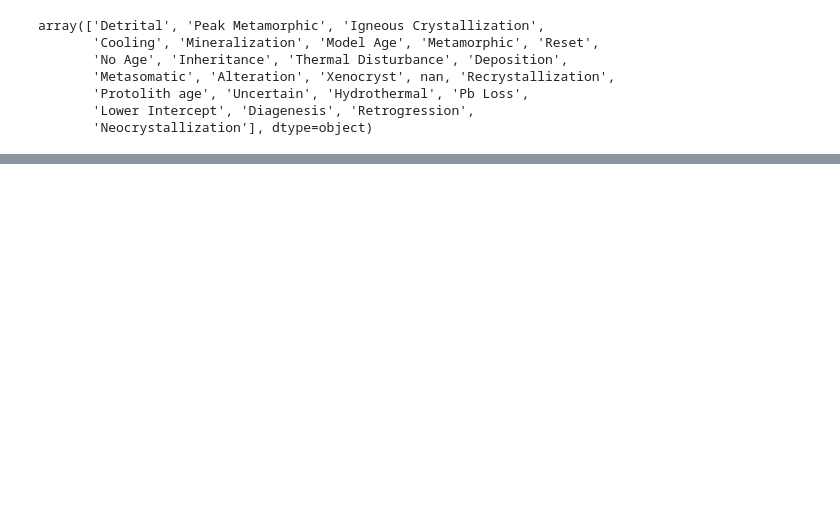
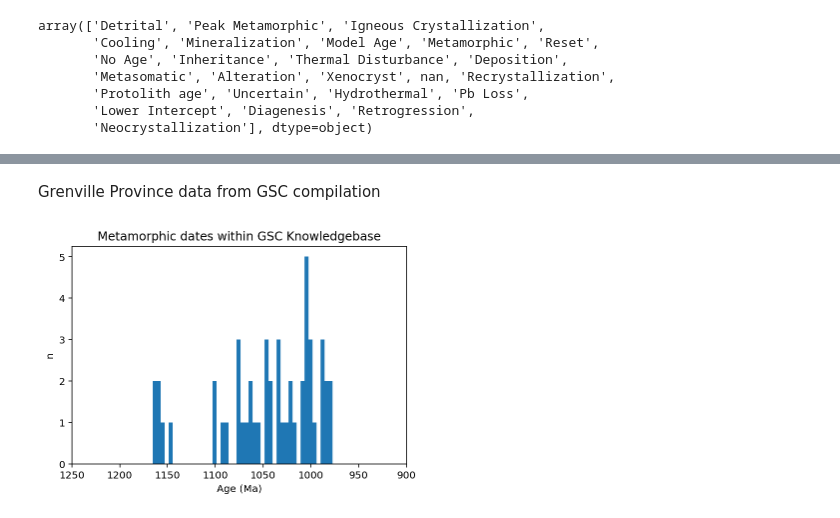
Before and after one commit to Swanson-Hysell/Mesoproterozoic_Turning_Point, a Jupyter notebook: code/Mesoprot_geochron.ipynb, the cells around one changed output, grey strips where cells are left out. Saved outputs shown, nothing was run; the diff lists cells and outputs as text; code cells hidden in the pictures; blank space fills up the shorter version.

```diff
--- a/code/Mesoprot_geochron.ipynb
+++ b/code/Mesoprot_geochron.ipynb
@@ -396,0 +503,11 @@ plt.show()
+# %% [markdown]
+Grenville Province data from GSC compilation
+# %%
+plt.hist(GSC_data_meta_Grenville_monazite.Age,bins=400)
+plt.xlim(1250,900)
+plt.title('Metamorphic dates within GSC Knowledgebase')
+plt.xlabel('Age (Ma)')
+plt.ylabel('n')
+plt.show()
+# %% [output]
+[figure, added]
```
Also changed, not shown: parts of 22 cells of this notebook, 5 other files.
